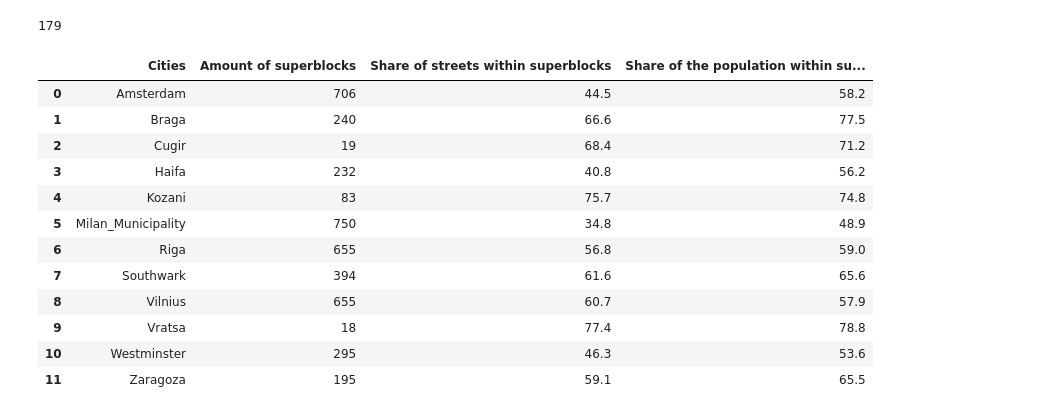
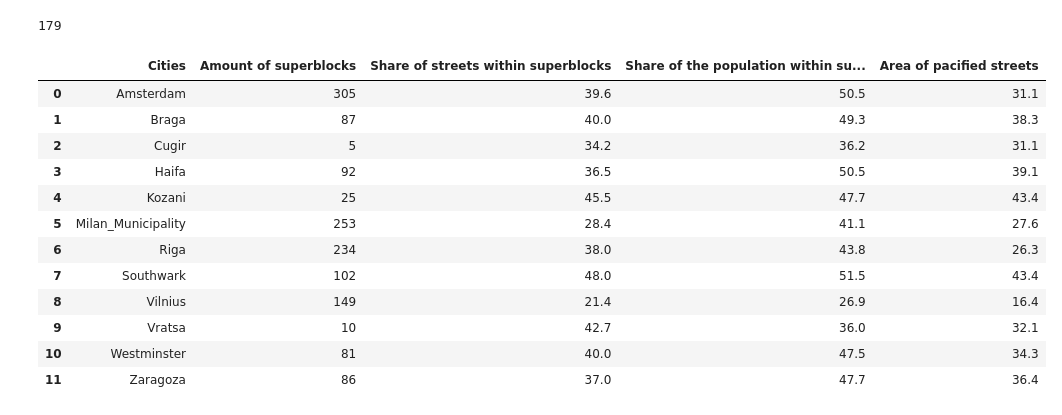
Before and after one commit to csebastiao/JS_superblockify, a Jupyter notebook: notebooks/city_partners_explore_results.ipynb, the cells around one changed output. Drawn from its saved outputs; the diff is of its cells as text; code cells hidden in the pictures.

```diff
--- a/notebooks/city_partners_explore_results.ipynb
+++ b/notebooks/city_partners_explore_results.ipynb
@@ -79,22 +63,22 @@ len(df_filt)
 179
 # %%
 df = pd.read_json(
-    "../data/processed/city_partners_public/results_cities_residential_all.json"
+    "../data/processed/city_partners_public/results_cities_residential_filt.json"
 )
 df
 # %% [output]
-|  | Cities | Amount of superblocks | Share of streets within superblocks | Share of the population within su... |
-| 0 | Amsterdam | 706 | 44.5 | 58.2 |
-| 1 | Braga | 240 | 66.6 | 77.5 |
-| 2 | Cugir | 19 | 68.4 | 71.2 |
-| 3 | Haifa | 232 | 40.8 | 56.2 |
-| 4 | Kozani | 83 | 75.7 | 74.8 |
-| 5 | Milan_Municipality | 750 | 34.8 | 48.9 |
-| 6 | Riga | 655 | 56.8 | 59.0 |
-| 7 | Southwark | 394 | 61.6 | 65.6 |
-| 8 | Vilnius | 655 | 60.7 | 57.9 |
-| 9 | Vratsa | 18 | 77.4 | 78.8 |
-| 10 | Westminster | 295 | 46.3 | 53.6 |
-| 11 | Zaragoza | 195 | 59.1 | 65.5 |
+|  | Cities | Amount of superblocks | Share of streets within superblocks | Share of the population within su... | Area of pacified streets |
+| 0 | Amsterdam | 305 | 39.6 | 50.5 | 31.1 |
+| 1 | Braga | 87 | 40.0 | 49.3 | 38.3 |
+| 2 | Cugir | 5 | 34.2 | 36.2 | 31.1 |
+| 3 | Haifa | 92 | 36.5 | 50.5 | 39.1 |
+| 4 | Kozani | 25 | 45.5 | 47.7 | 43.4 |
+| 5 | Milan_Municipality | 253 | 28.4 | 41.1 | 27.6 |
+| 6 | Riga | 234 | 38.0 | 43.8 | 26.3 |
+| 7 | Southwark | 102 | 48.0 | 51.5 | 43.4 |
+| 8 | Vilnius | 149 | 21.4 | 26.9 | 16.4 |
+| 9 | Vratsa | 10 | 42.7 | 36.0 | 32.1 |
+| 10 | Westminster | 81 | 40.0 | 47.5 | 34.3 |
+| 11 | Zaragoza | 86 | 37.0 | 47.7 | 36.4 |
 # %%
 # TODO understand how to get the average travel distance increase on the entire graph
```
Also changed, not shown: parts of 14 cells of this notebook, 6 other files.
